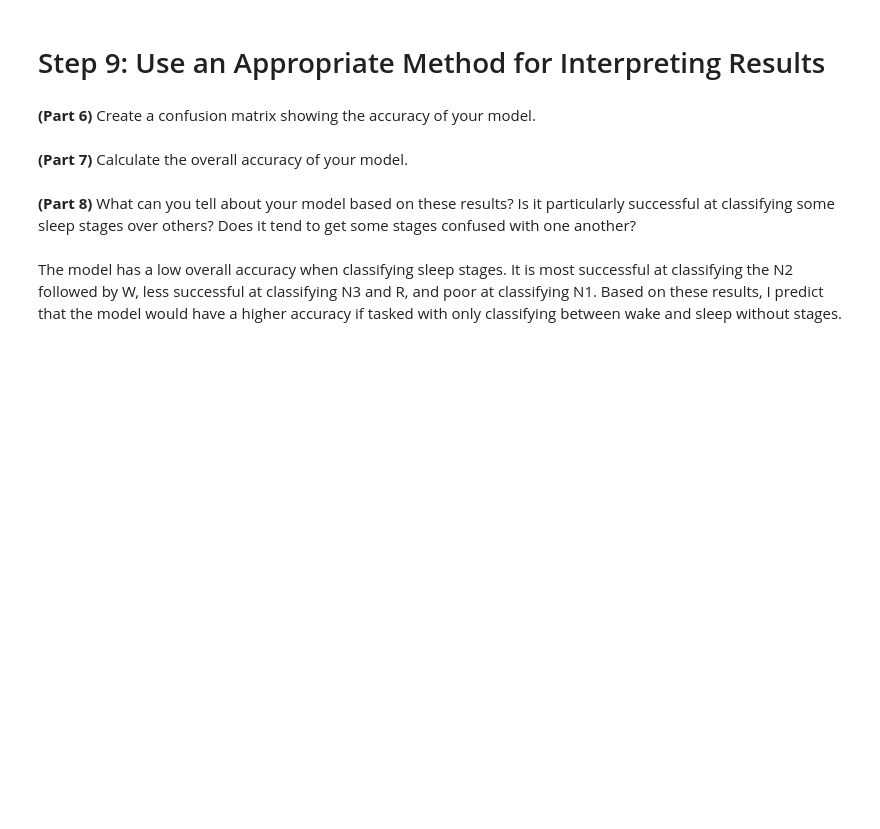
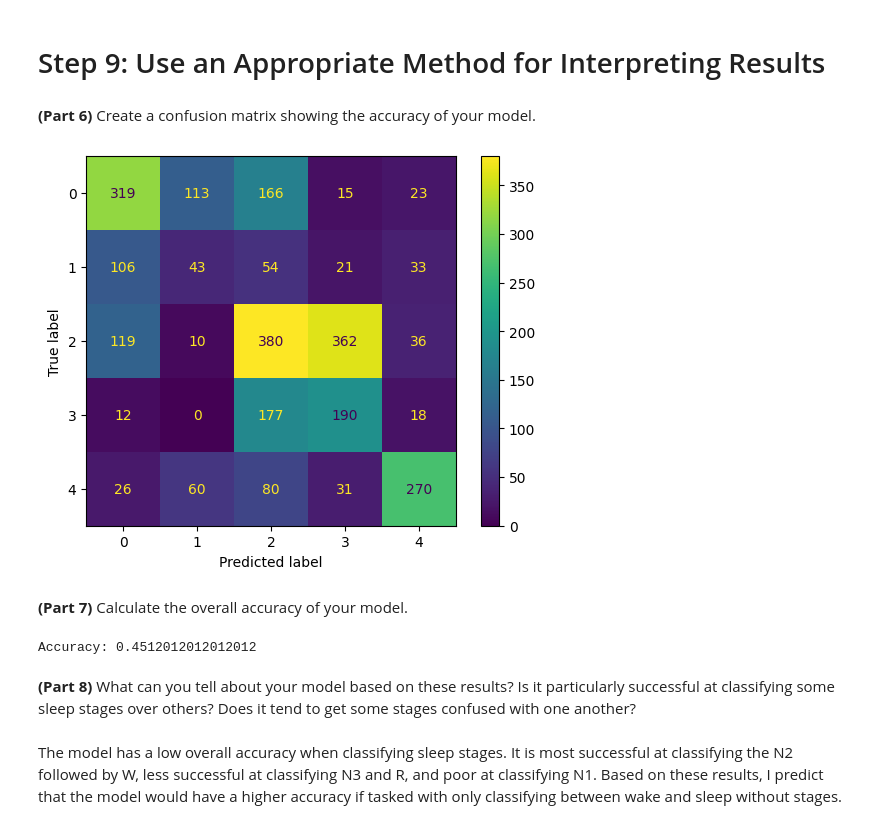
Before and after one commit to yhashim/computing-for-medicine, a Jupyter notebook: Machine Learning/Interpretability and Bias/HW9_1.ipynb, the cells around one changed output. Cells and saved outputs as stored; diff of their text form; code cells hidden in the pictures; blank space fills up the shorter version.

```diff
--- a/Machine Learning/Interpretability and Bias/HW9_1.ipynb
+++ b/Machine Learning/Interpretability and Bias/HW9_1.ipynb
@@ -255,19 +254,23 @@ plt.show()
 # %% [markdown]
 **(Part 6)** Create a confusion matrix showing the accuracy of your model.
 # %%
-from sklearn.metrics import ConfusionMatrixDisplay
+# from sklearn.metrics import ConfusionMatrixDisplay
 
-# Convert y_pred to the same type as y
-y_pred = y_pred.astype(y.dtype)
+# # Convert y_pred to the same type as y
+# y_pred = y_pred.astype(y.dtype)
 
-ConfusionMatrixDisplay.from_predictions(y, y_pred)
-plt.show()
+# ConfusionMatrixDisplay.from_predictions(y, y_pred)
+# plt.show()
+# %% [output]
+[figure, added]
 # %% [markdown]
 **(Part 7)** Calculate the overall accuracy of your model.
 # %%
-from sklearn.metrics import accuracy_score
+# from sklearn.metrics import accuracy_score
 
-print(f'Accuracy: {accuracy_score(y, y_pred)}')
+# print(f'Accuracy: {accuracy_score(y, y_pred)}')
+# %% [output]
+Accuracy: 0.4512012012012012
 # %% [markdown]
 **(Part 8)** What can you tell about your model based on these results? Is it particularly successful at classifying some sleep stages over others? Does it tend to get some stages confused with one another?
 # %% [markdown]
```
Also changed, not shown: parts of 5 cells of this notebook.
